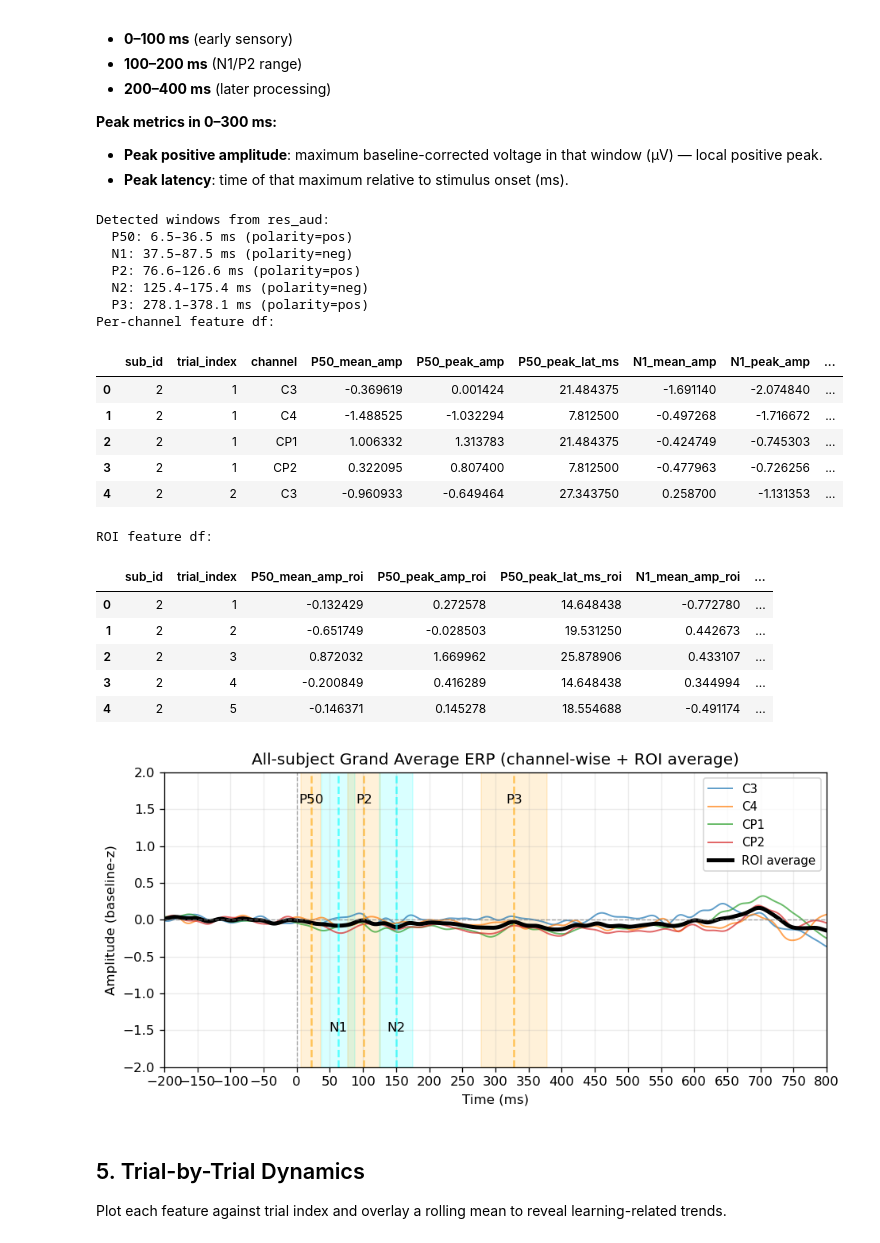
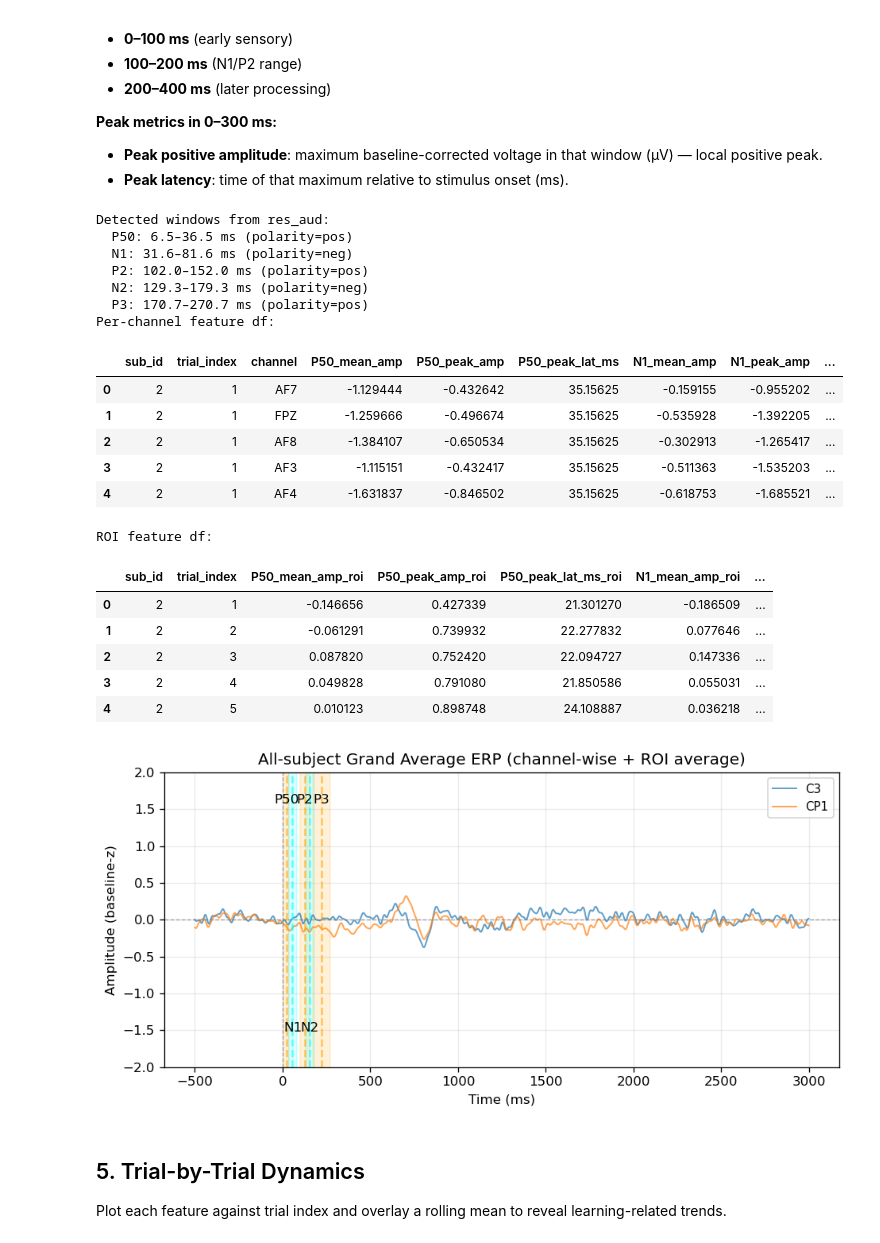
Before and after one commit to CXie-Nobug/Physics-of-Cognition_Learning, a Jupyter notebook: trial_dynamics_BLT.ipynb, the cells around one changed output. Drawn from its saved outputs; the diff is of its cells as text; code cells hidden in the pictures.

```diff
--- a/trial_dynamics_BLT.ipynb
+++ b/trial_dynamics_BLT.ipynb
@@ -35,7 +35,7 @@ The autoreload extension is already loaded. To reload it, use:
 # %%
 CONDITION   = "BLT"
 SUBJECT_IDS = np.setdiff1d(np.arange(1,18,1), [1, 4, 14])
-CHANNELS    = "BLT"                 # T7, T8, TP7, TP8
+CHANNELS    = "all"                 # T7, T8, TP7, TP8
 FREQ_BANDS  = "delta_beta"          # 0.5–30Hz
 
 all_sub_data = {}
@@ -733,28 +723,30 @@ display(erp_roi_features_all_df.head())
 # %% [output]
 Detected windows from res_aud:
   P50: 6.5–36.5 ms (polarity=pos)
-  N1: 37.5–87.5 ms (polarity=neg)
-  P2: 76.6–126.6 ms (polarity=pos)
-  N2: 125.4–175.4 ms (polarity=neg)
-  P3: 278.1–378.1 ms (polarity=pos)
+  N1: 31.6–81.6 ms (polarity=neg)
+  P2: 102.0–152.0 ms (polarity=pos)
+  N2: 129.3–179.3 ms (polarity=neg)
+  P3: 170.7–270.7 ms (polarity=pos)
 Per-channel feature df:
 |  | sub_id | trial_index | channel | P50_mean_amp | P50_peak_amp | P50_peak_lat_ms | N1_mean_amp | N1_peak_amp | ... |
-| 0 | 2 | 1 | C3 | -0.369619 | 0.001424 | 21.484375 | -1.691140 | -2.074840 | ... |
-| 1 | 2 | 1 | C4 | -1.488525 | -1.032294 | 7.812500 | -0.497268 | -1.716672 | ... |
-| 2 | 2 | 1 | CP1 | 1.006332 | 1.313783 | 21.484375 | -0.424749 | -0.745303 | ... |
-| 3 | 2 | 1 | CP2 | 0.322095 | 0.807400 | 7.812500 | -0.477963 | -0.726256 | ... |
-| 4 | 2 | 2 | C3 | -0.960933 | -0.649464 | 27.343750 | 0.258700 | -1.131353 | ... |
+| 0 | 2 | 1 | AF7 | -1.129444 | -0.432642 | 35.15625 | -0.159155 | -0.955202 | ... |
+| 1 | 2 | 1 | FPZ | -1.259666 | -0.496674 | 35.15625 | -0.535928 | -1.392205 | ... |
+| 2 | 2 | 1 | AF8 | -1.384107 | -0.650534 | 35.15625 | -0.302913 | -1.265417 | ... |
+| 3 | 2 | 1 | AF3 | -1.115151 | -0.432417 | 35.15625 | -0.511363 | -1.535203 | ... |
+| 4 | 2 | 1 | AF4 | -1.631837 | -0.846502 | 35.15625 | -0.618753 | -1.685521 | ... |
 ROI feature df:
 |  | sub_id | trial_index | P50_mean_amp_roi | P50_peak_amp_roi | P50_peak_lat_ms_roi | N1_mean_amp_roi | ... |
-| 0 | 2 | 1 | -0.132429 | 0.272578 | 14.648438 | -0.772780 | ... |
-| 1 | 2 | 2 | -0.651749 | -0.028503 | 19.531250 | 0.442673 | ... |
-| 2 | 2 | 3 | 0.872032 | 1.669962 | 25.878906 | 0.433107 | ... |
-| 3 | 2 | 4 | -0.200849 | 0.416289 | 14.648438 | 0.344994 | ... |
-| 4 | 2 | 5 | -0.146371 | 0.145278 | 18.554688 | -0.491174 | ... |
+| 0 | 2 | 1 | -0.146656 | 0.427339 | 21.301270 | -0.186509 | ... |
+| 1 | 2 | 2 | -0.061291 | 0.739932 | 22.277832 | 0.077646 | ... |
+| 2 | 2 | 3 | 0.087820 | 0.752420 | 22.094727 | 0.147336 | ... |
+| 3 | 2 | 4 | 0.049828 | 0.791080 | 21.850586 | 0.055031 | ... |
+| 4 | 2 | 5 | 0.010123 | 0.898748 | 24.108887 | 0.036218 | ... |
 # %%
 fig, ax = plt.subplots(figsize=(8, 4))
 
 for c, ch in enumerate(ch_names):
+    if ch not in ["C3", "CP1"]:
+        continue
     ax.plot(
         time_ms,
         grand_avg_by_channel[c],
@@ -763,13 +755,13 @@ for c, ch in enumerate(ch_names):
         label=ch
     )
 
-ax.plot(
-    time_ms,
-    grand_avg_tactile,
-    color="black",
-    linewidth=3,
-    label="ROI average"
-)
+# ax.plot(
+#     time_ms,
+#     grand_avg_tactile,
+#     color="black",
+#     linewidth=3,
+#     label="ROI average"
+# )
 
 min_amp = np.nanmin(grand_avg_tactile)
 max_amp = np.nanmax(grand_avg_tactile)
@@ -780,36 +772,36 @@ for comp, row in res_aud.iterrows():
     ax.axvspan(
         row["final_start_ms"],
         row["final_end_ms"],
         alpha=0.15,
         color=color
     )
     ax.axvline(row["peak_time_ms"], linestyle="--", alpha=0.6, color=color)
 
     ax.text(
         row["peak_time_ms"],
         text_pos_y,
         comp,
         fontsize=10,
         ha="center",
         va="bottom"
     )
 
 ax.axhline(0, color="gray", linestyle="--", linewidth=0.8, alpha=0.7)
 ax.axvline(0, color="gray", linestyle="--", linewidth=0.8, alpha=0.7)
 
 ax.set_title("All-subject Grand Average ERP (channel-wise + ROI average)")
 ax.set_xlabel("Time (ms)")
 ax.set_ylabel("Amplitude (baseline-z)")
-ax.set_xlim(-200,800)
-ax.set_xticks(np.arange(-200, 801, 50))
+# ax.set_xlim(-200,800)
+# ax.set_xticks(np.arange(-200, 801, 50))
 ax.set_ylim(-2, 2)
 ax.grid(True, alpha=0.25)
 ax.legend(loc="upper right", fontsize=9)
 
 plt.tight_layout()
 plt.show()
 # %% [output]
-[figure, old version]
+[figure, new version]
 # %% [markdown]
 ## 5. Trial-by-Trial Dynamics
 
```
Also changed, not shown: parts of 7 cells of this notebook, 2 other files.
